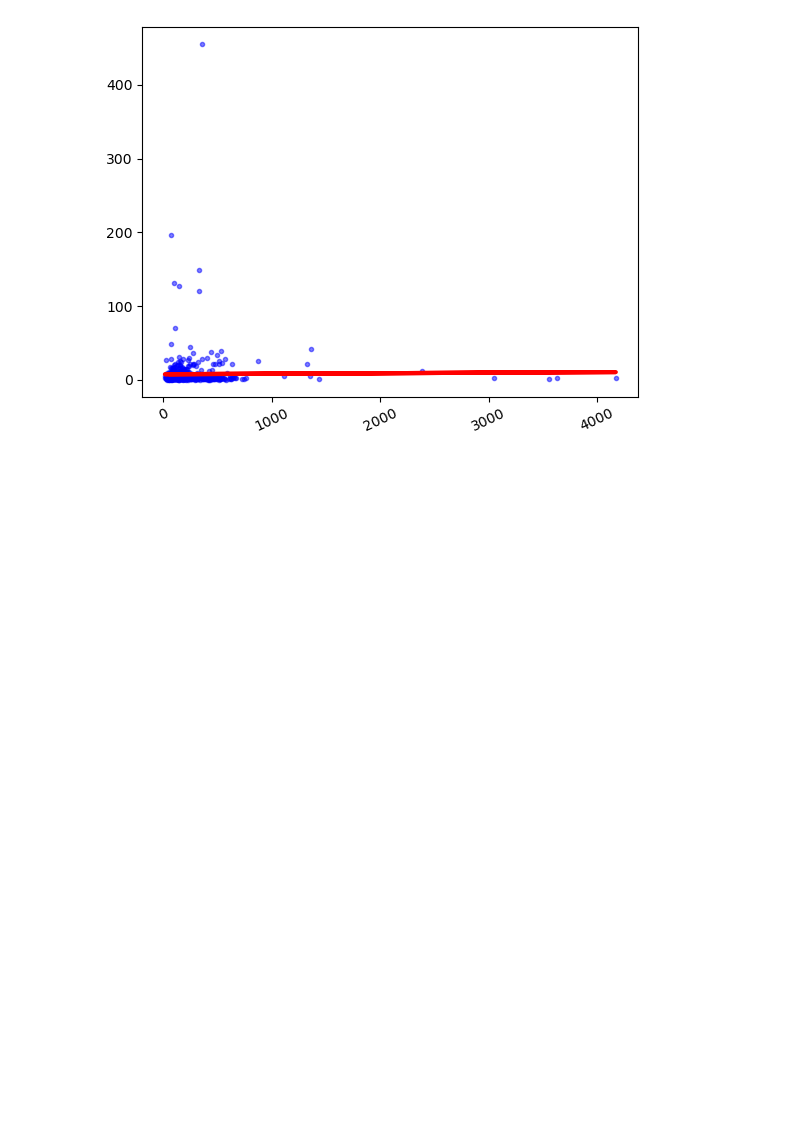
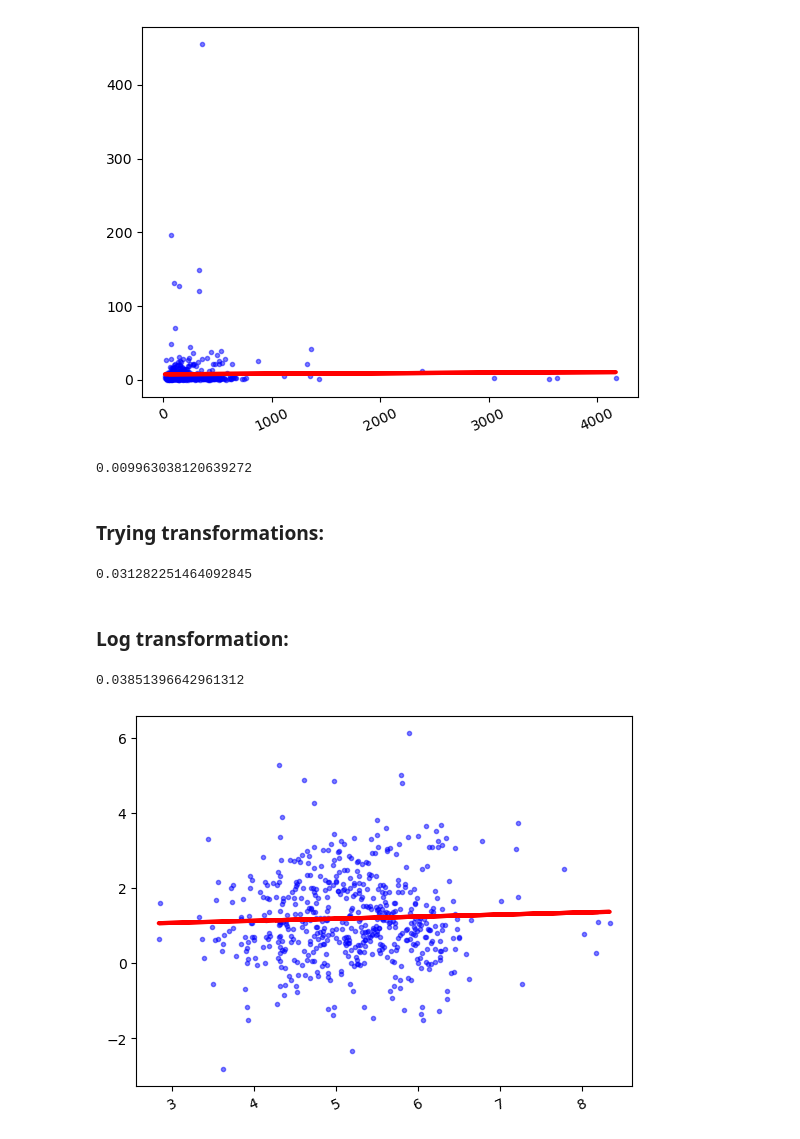
Before and after one commit to SFU-CMPT353-W25-DBS/Project, a Jupyter notebook: DataAnalysis/StatisticalTests.ipynb, the cells around one changed output. Cells and saved outputs as stored; diff of their text form; code cells hidden in the pictures; blank space fills up the shorter version.

Commit message:
added new tests + better markdowns + transformations

```diff
--- a/DataAnalysis/StatisticalTests.ipynb
+++ b/DataAnalysis/StatisticalTests.ipynb
@@ -86,3 +93,29 @@ plt.show()
 #it would be nice to try it on our actual big dataset and the corresponding distances csv
 # %% [output]
 [figure]
+# %%
+outages["timeOut"].corr(distances["distance_km"])
+# %% [output]
+0.009963038120639272
+# %% [markdown]
+### Trying transformations:
+# %%
+outages["timeOut"].apply(np.sqrt).corr(distances["distance_km"].apply(np.sqrt))
+# %% [output]
+0.031282251464092845
+# %% [markdown]
+### Log transformation:
+# %%
+outages["timeOut"].apply(np.log).corr(distances["distance_km"].apply(np.log))
+# %% [output]
+0.03851396642961312
+# %%
+timeouts_transformed = outages["timeOut"].apply(np.log)
+distance_transformed = distances["distance_km"].apply(np.log)
+fit = stats.linregress(timeouts_transformed, distance_transformed)
+plt.xticks(rotation = 25)
+plt.plot(timeouts_transformed, distance_transformed, 'b.', alpha = 0.5)
+plt.plot(timeouts_transformed, timeouts_transformed*fit.slope + fit.intercept, 'r-', linewidth = 3)
+plt.show()
+# %% [output]
+[figure, added]
```
Also changed, not shown: parts of 7 cells of this notebook.
